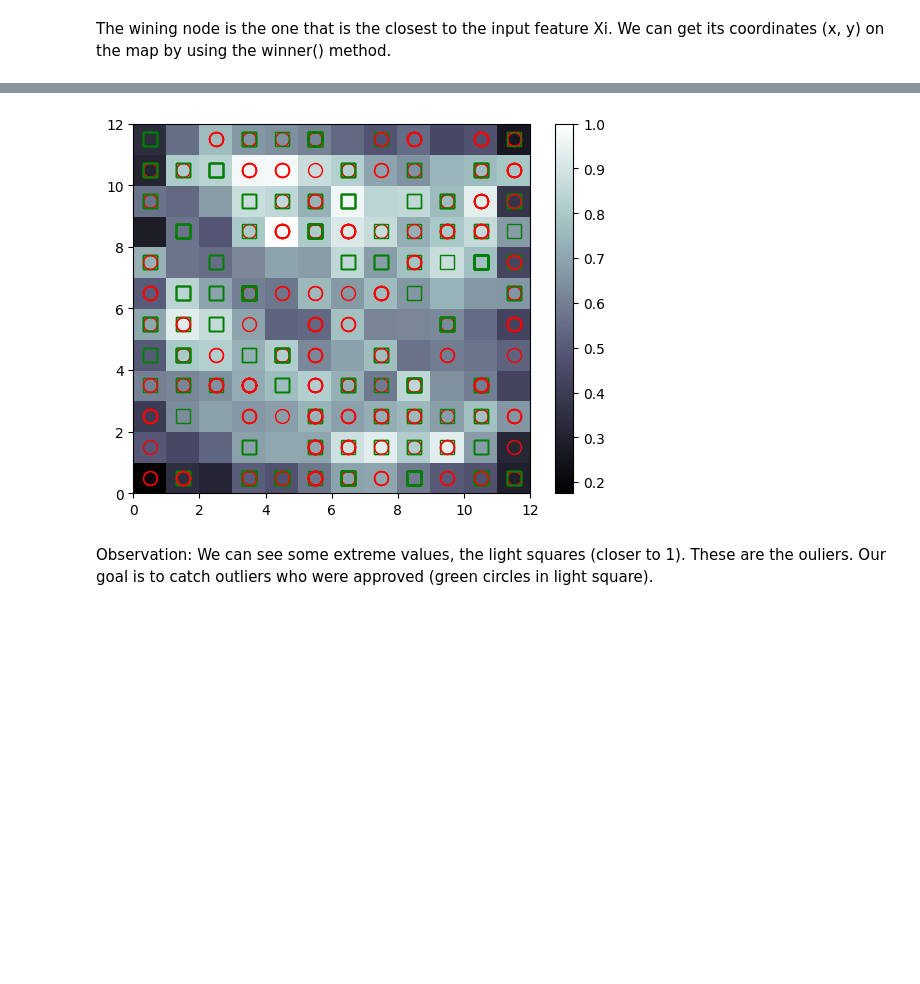
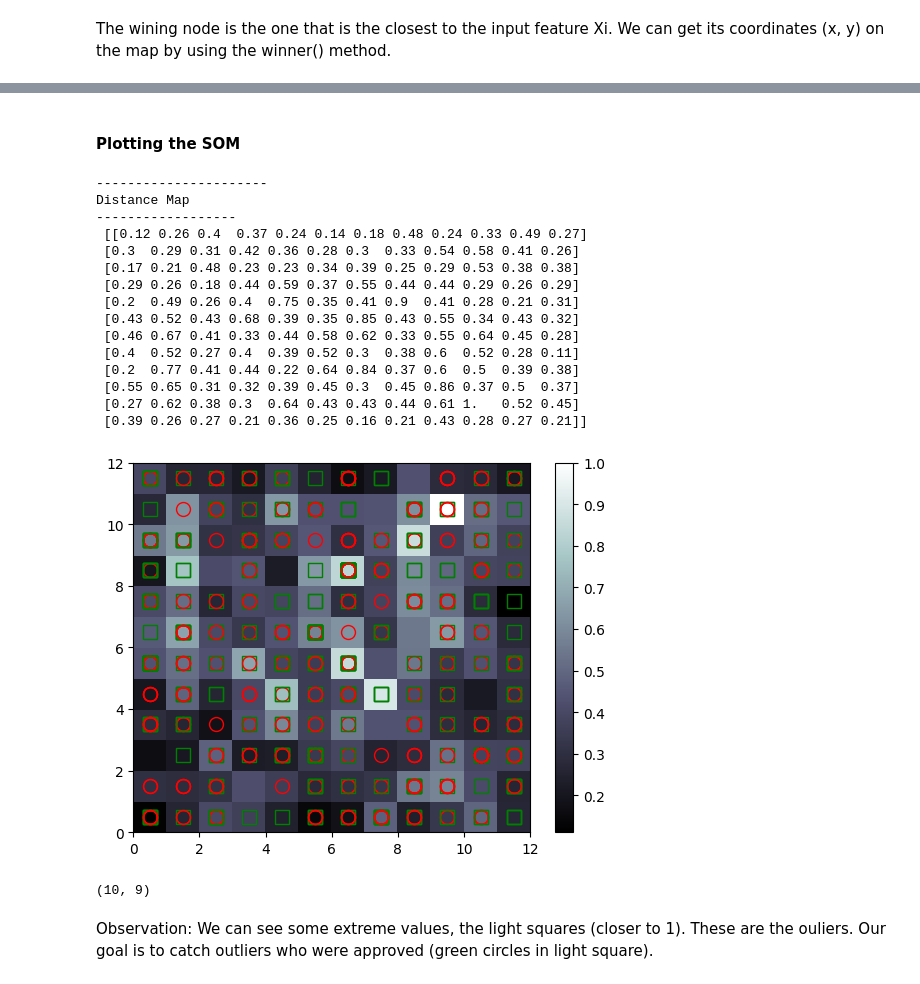
Before and after one commit to BecayeSoft/Machine-Learning, a Jupyter notebook: Deep Learning/SOM/Credit-card-applications/SOM.ipynb, the cells around one changed output, grey strips where cells are left out. Cells and saved outputs as stored; diff of their text form; code cells hidden in the pictures; blank space fills up the shorter version.

```diff
--- a/Deep Learning/SOM/SOM.ipynb
+++ b/Deep Learning/SOM/Credit-card-applications/SOM.ipynb
@@ -11,8 +19,8 @@ Our goal is to detect the outliers, i.e the approved customers who are potential
 Since SOMs are unsupervised, we won't use the labels for training. Instead, they will compared to the SOM results.
 # %%
 dataset = pd.read_csv('Credit_Card_Applications.csv')
-X = dataset.iloc[:, :-1].values
-y = dataset.iloc[:, -1].values
+features = dataset.iloc[:, :-1].values
+labels = dataset.iloc[:, -1].values
 # %%
 print(dataset.info())
 dataset.head()
@@ -45,5 +53,5 @@ None
 # %%
 from sklearn.preprocessing import MinMaxScaler
 sc = MinMaxScaler(feature_range = (0,1))
-X = sc.fit_transform(X)
+features = sc.fit_transform(features)
 # %%
@@ -62,4 +71,4 @@ grid_size = grid_x * grid_y = (12, 12)
 # %%
-grid_size = 5 * math.sqrt(len(X))
-grid_x = grid_y = math.ceil(math.sqrt(grid_size))
+map_size = 5 * math.sqrt(len(features))
+map_height = map_width = math.ceil(math.sqrt(map_size))
 # %%
@@ -71,10 +80,10 @@ Number of features: 15
 # %%
 from minisom import MiniSom
 
-som = MiniSom(x=grid_x, y=grid_y, input_len=X.shape[1], sigma=1.0, learning_rate=0.5,
+som = MiniSom(x=map_height, y=map_width, input_len=features.shape[1], sigma=1.0, learning_rate=0.5,
                topology='hexagonal', random_seed=123)
-som.random_weights_init(X)
-som.train_random(data = X, num_iteration = 100)
+som.random_weights_init(features)
+som.train_random(data = features, num_iteration = 100)
 # %%
 som.distance_map()
 # %% [output]
@@ -113,22 +151,45 @@ colorbar()
+# %% [markdown]
+#### Plotting the SOM
 # %%
-from pylab import bone, pcolor, colorbar, plot, show
-import pylab as pl
+bone()
 
-bone()
+print(f'----------------------\nDistance Map\n------------------\n { np.round(som.distance_map().T, decimals=2) }')
 
 pcolor(som.distance_map().T)
 colorbar()
+
 # r-o red circle for customes who did not get approval
-# g-s  green square otherwise
+# g-s  green square for others
 markers = ['o', 's']
 colors = ['r', 'g']
-for i, x in enumerate(X):
-    w = som.winner(x)
+for i, feature in enumerate(features):
+    w = som.winner(feature)
     plot(w[0] + 0.5, w[1] + 0.5,
-        markers[y[i]], markeredgecolor = colors[y[i]],
+        markers[labels[i]], markeredgecolor = colors[labels[i]],
         markerfacecolor = 'None', markersize = 10, markeredgewidth = 1)
 show()
 # %% [output]
+----------------------
+Distance Map
+------------------
+ [[0.12 0.26 0.4  0.37 0.24 0.14 0.18 0.48 0.24 0.33 0.49 0.27]
+ [0.3  0.29 0.31 0.42 0.36 0.28 0.3  0.33 0.54 0.58 0.41 0.26]
+ [0.17 0.21 0.48 0.23 0.23 0.34 0.39 0.25 0.29 0.53 0.38 0.38]
+ [0.29 0.26 0.18 0.44 0.59 0.37 0.55 0.44 0.44 0.29 0.26 0.29]
+ [0.2  0.49 0.26 0.4  0.75 0.35 0.41 0.9  0.41 0.28 0.21 0.31]
+ [0.43 0.52 0.43 0.68 0.39 0.35 0.85 0.43 0.55 0.34 0.43 0.32]
+ [0.46 0.67 0.41 0.33 0.44 0.58 0.62 0.33 0.55 0.64 0.45 0.28]
+ [0.4  0.52 0.27 0.4  0.39 0.52 0.3  0.38 0.6  0.52 0.28 0.11]
+ [0.2  0.77 0.41 0.44 0.22 0.64 0.84 0.37 0.6  0.5  0.39 0.38]
+ [0.55 0.65 0.31 0.32 0.39 0.45 0.3  0.45 0.86 0.37 0.5  0.37]
+ [0.27 0.62 0.38 0.3  0.64 0.43 0.43 0.44 0.61 1.   0.52 0.45]
+ [0.39 0.26 0.27 0.21 0.36 0.25 0.16 0.21 0.43 0.28 0.27 0.21]]
-[figure, old version]
+[figure, new version]
+# %%
+pos = np.argmax(som.distance_map().T)
+pos = np.unravel_index(pos, som.distance_map().T.shape)
+pos
+# %% [output]
+(10, 9)
 # %% [markdown]
 Observation: We can see some extreme values, the light squares (closer to 1). These are the ouliers. Our goal is to catch outliers who were approved (green circles in light square).
```
Also changed, not shown: parts of 13 cells of this notebook, 5 other files.
